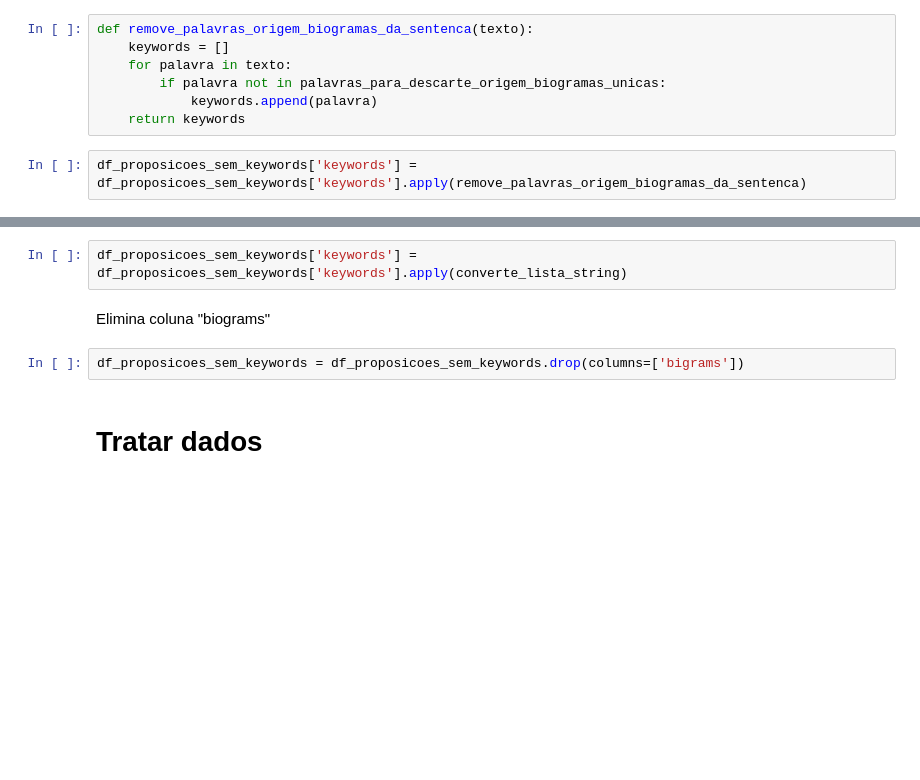
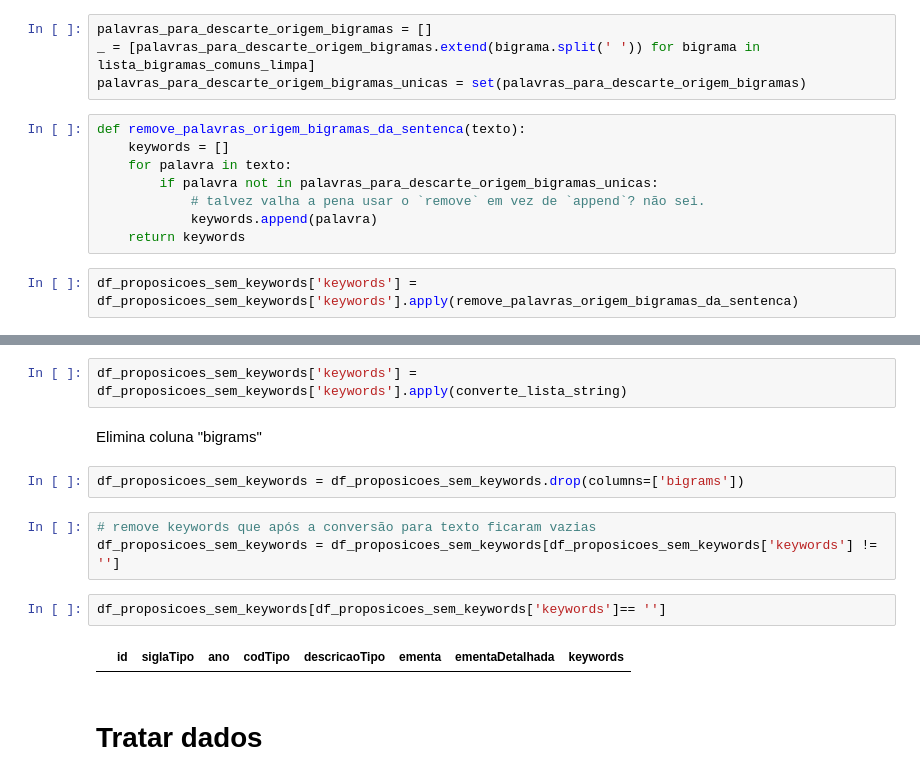
Before and after one commit to cecivieira/cotas-genero-eleicoes-e-proposicoes-legislativas, a Jupyter notebook: tratamento-dados/tratamento-proposicoes.ipynb, the cells around one changed output, grey strips where cells are left out. Cells and saved outputs as stored; diff of their text form; blank space fills up the shorter version.

```diff
--- a/tratamento-dados/tratamento-proposicoes.ipynb
+++ b/tratamento-dados/tratamento-proposicoes.ipynb
@@ -248,20 +268,32 @@ palavras_para_descarte_origem_biogramas_unicas = set(palavras_para_descarte_orig
+# %%
+palavras_para_descarte_origem_bigramas = []
+_ = [palavras_para_descarte_origem_bigramas.extend(bigrama.split(' ')) for bigrama in lista_bigramas_comuns_limpa]
+palavras_para_descarte_origem_bigramas_unicas = set(palavras_para_descarte_origem_bigramas)
 # %%
-def remove_palavras_origem_biogramas_da_sentenca(texto):
+def remove_palavras_origem_bigramas_da_sentenca(texto):
     keywords = []
     for palavra in texto:
-        if palavra not in palavras_para_descarte_origem_biogramas_unicas:
+        if palavra not in palavras_para_descarte_origem_bigramas_unicas:
+            # talvez valha a pena usar o `remove` em vez de `append`? não sei.
             keywords.append(palavra)
     return keywords
 # %%
-df_proposicoes_sem_keywords['keywords'] = df_proposicoes_sem_keywords['keywords'].apply(remove_palavras_origem_biogramas_da_sentenca)
+df_proposicoes_sem_keywords['keywords'] = df_proposicoes_sem_keywords['keywords'].apply(remove_palavras_origem_bigramas_da_sentenca)
 # %% [markdown]
 Converte lista para string
 # %%
 df_proposicoes_sem_keywords['keywords'] = df_proposicoes_sem_keywords['keywords'].apply(converte_lista_string)
 # %% [markdown]
-Elimina coluna "biograms"
+Elimina coluna "bigrams"
 # %%
 df_proposicoes_sem_keywords = df_proposicoes_sem_keywords.drop(columns=['bigrams'])
+# %%
+# remove keywords que após a conversão para texto ficaram vazias
+df_proposicoes_sem_keywords = df_proposicoes_sem_keywords[df_proposicoes_sem_keywords['keywords'] != '']
+# %%
+df_proposicoes_sem_keywords[df_proposicoes_sem_keywords['keywords']== '']
+# %% [output]
+|  | id | siglaTipo | ano | codTipo | descricaoTipo | ementa | ementaDetalhada | keywords |
 # %% [markdown]
 # Tratar dados
 # %% [markdown]
```
Also changed, not shown: parts of 21 cells of this notebook.
